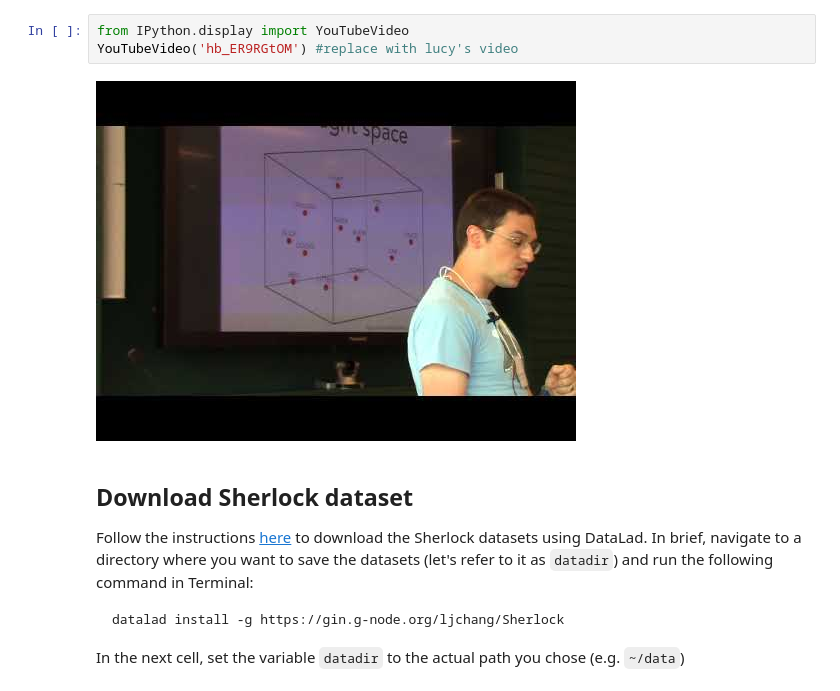
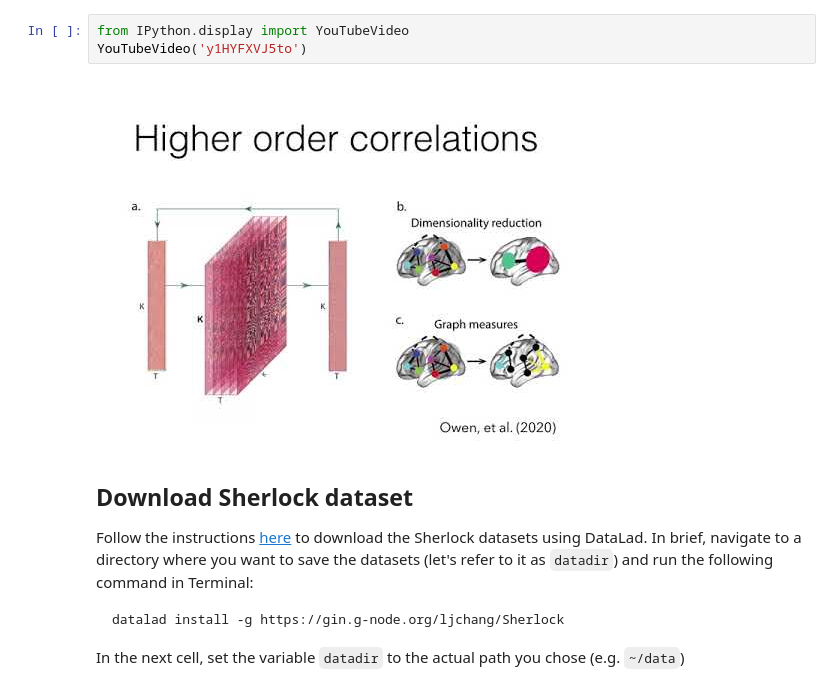
Before and after one commit to naturalistic-data-analysis/tutorial_development, a Jupyter notebook: timecorr/timecorr.ipynb, the cells around one changed output. Saved outputs shown, nothing was run; the diff lists cells and outputs as text.

```diff
--- a/timecorr/timecorr.ipynb
+++ b/timecorr/timecorr.ipynb
@@ -82,8 +82,8 @@ An overview of the timecorr approach, along with a summary of some of the key fi
 # %%
 from IPython.display import YouTubeVideo
-YouTubeVideo('hb_ER9RGtOM') #replace with lucy's video
+YouTubeVideo('y1HYFXVJ5to')
 # %% [output]
-[figure, old version]
+[figure, new version]
 # %% [markdown]
 ## Download Sherlock dataset
 
```
Also changed, not shown: parts of 1 cell of this notebook, 1 other file.
